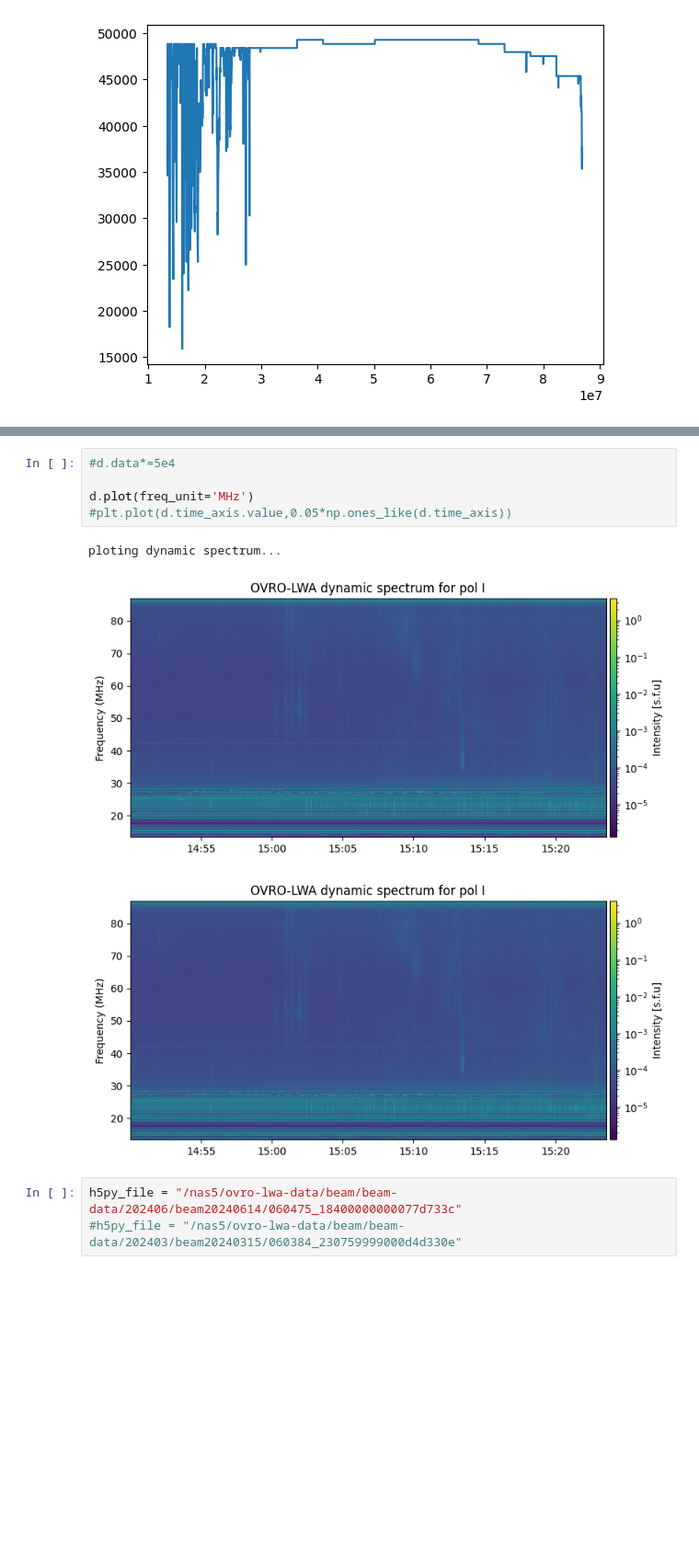
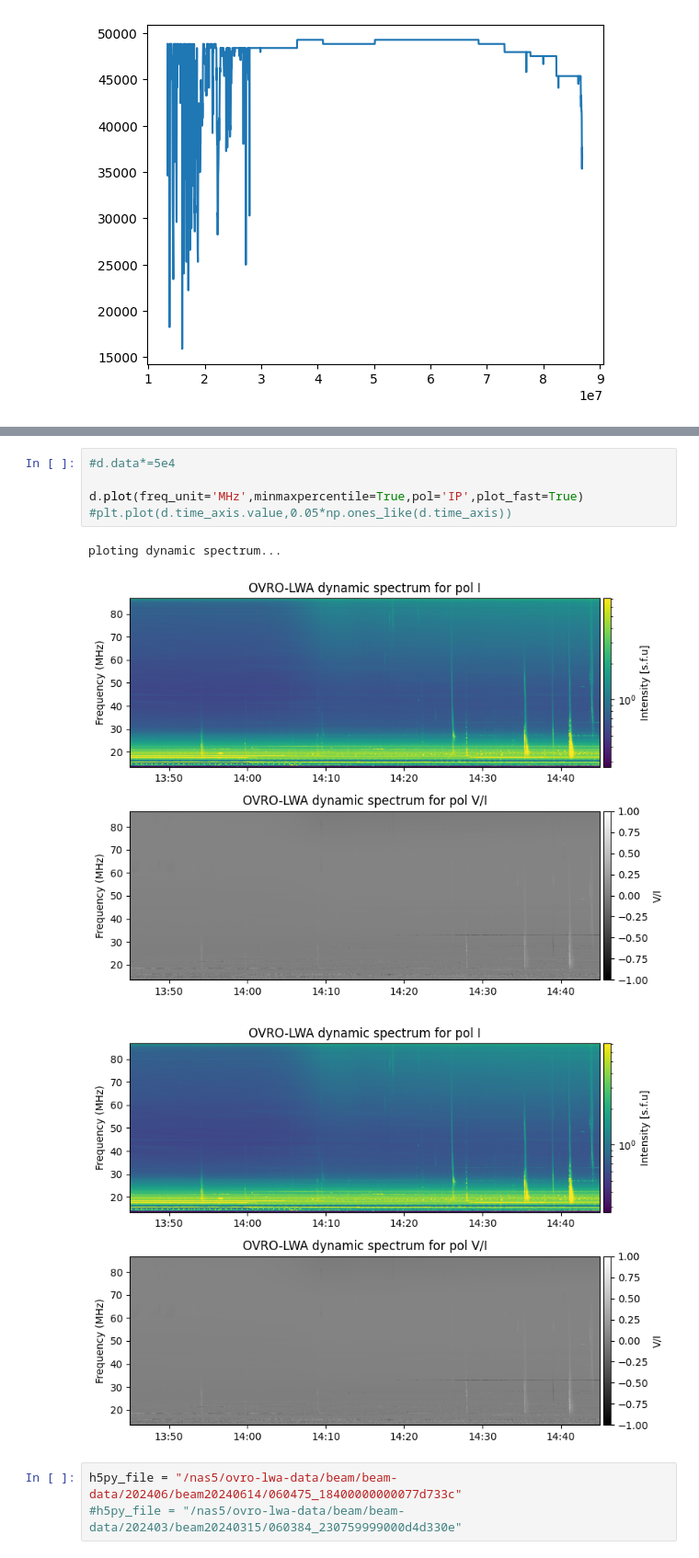
Before and after one commit to peijin94/lwasolarview, a Jupyter notebook: plot_spec.ipynb, the cells around one changed output, grey strips where cells are left out. Shown at 92% size. Cells and saved outputs as stored; diff of their text form; blank space fills up the shorter version.

Commit message:
new plot

```diff
--- a/plot_spec.ipynb
+++ b/plot_spec.ipynb
@@ -123,12 +124,12 @@ plt.plot(d.time_axis.value,'.')
 # %%
 #d.data*=5e4
 
-d.plot(freq_unit='MHz')
+d.plot(freq_unit='MHz',minmaxpercentile=True,pol='IP',plot_fast=True)
 #plt.plot(d.time_axis.value,0.05*np.ones_like(d.time_axis))
 # %% [output]
 ploting dynamic spectrum...
-[figure, old version]
+[figure, new version]
-[figure, old version]
+[figure, new version]
 # %%
 h5py_file = "/nas5/ovro-lwa-data/beam/beam-data/202406/beam20240614/060475_18400000000077d733c"
 #h5py_file = "/nas5/ovro-lwa-data/beam/beam-data/202403/beam20240315/060384_230759999000d4d330e"
```
Also changed, not shown: parts of 3 cells of this notebook, 3 other files.
